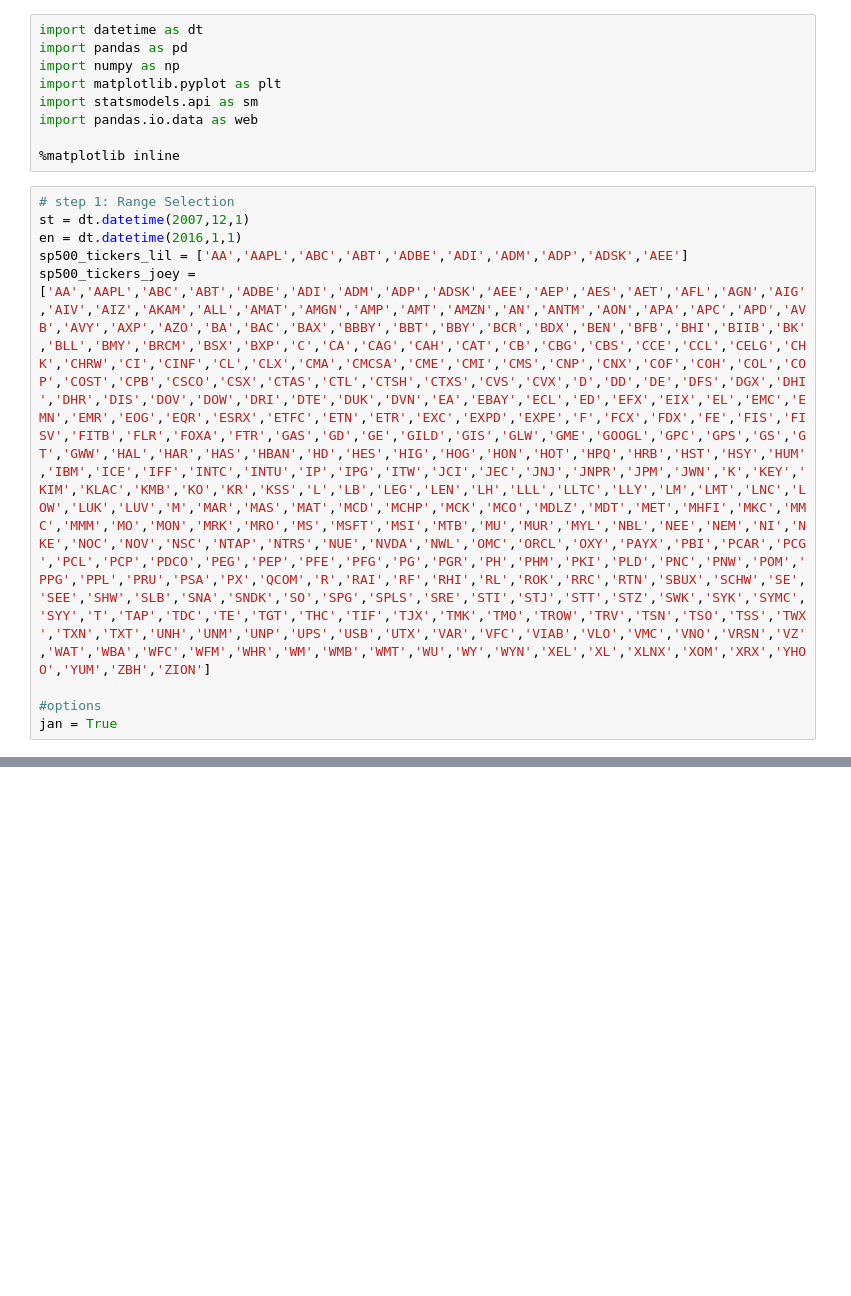
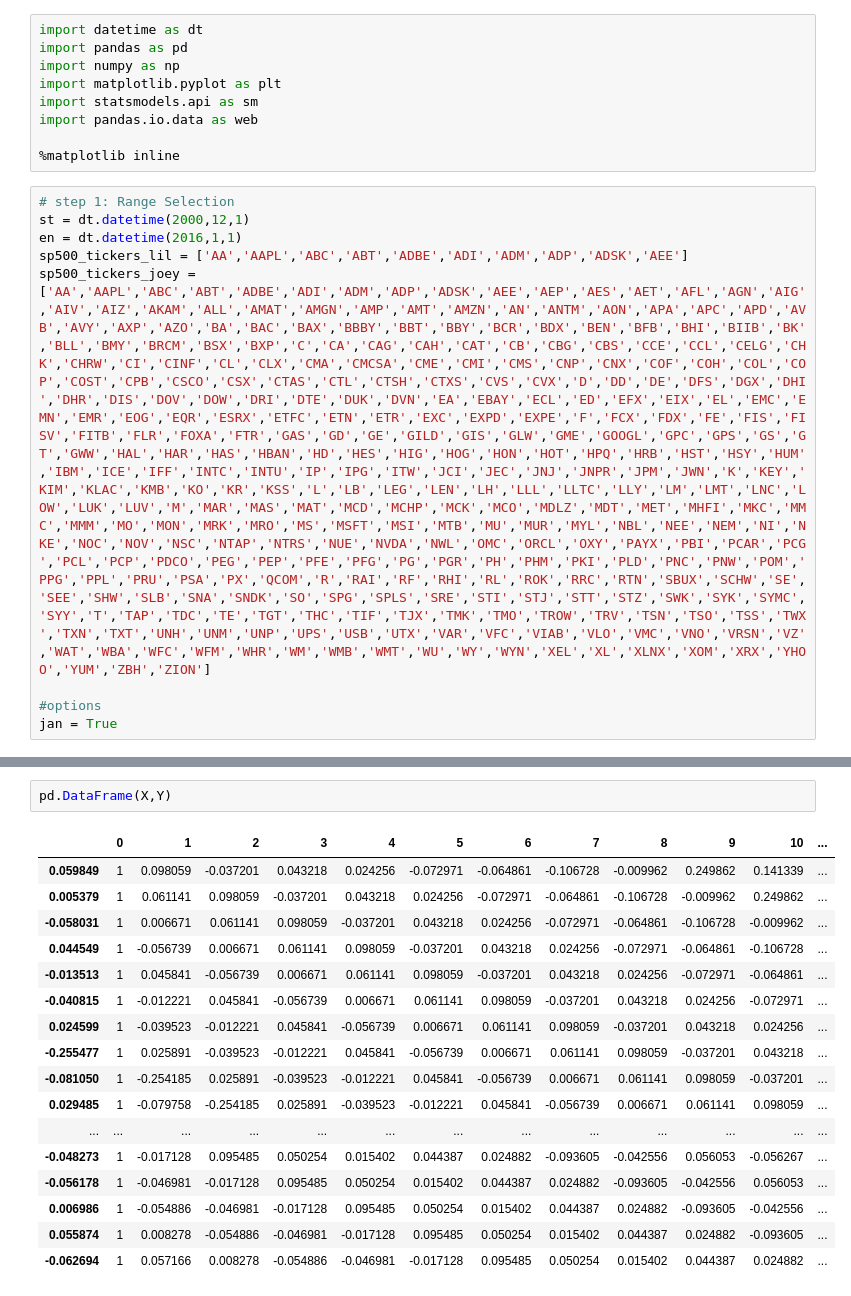
Before and after one commit to Antwoord/algo-ieore4733-proj, a Jupyter notebook: jegadeesh.ipynb, the cells around one changed output, grey strips where cells are left out. Saved outputs shown, nothing was run; the diff lists cells and outputs as text; blank space fills up the shorter version.

```diff
--- a/jegadeesh.ipynb
+++ b/jegadeesh.ipynb
@@ -9,6 +9,6 @@ import pandas.io.data as web
 %matplotlib inline
 # %%
 # step 1: Range Selection
-st = dt.datetime(2007,12,1)
+st = dt.datetime(2000,12,1)
 en = dt.datetime(2016,1,1)
 sp500_tickers_lil = ['AA','AAPL','ABC','ABT','ADBE','ADI','ADM','ADP','ADSK','AEE']
@@ -88,0 +146,20 @@ Ticker AES Regr. Start Date 2008-12-31 00:00:00
+# %%
+pd.DataFrame(X,Y)
+# %% [output]
+|  | 0 | 1 | 2 | 3 | 4 | 5 | 6 | 7 | 8 | 9 | 10 | ... |
+| 0.059849 | 1 | 0.098059 | -0.037201 | 0.043218 | 0.024256 | -0.072971 | -0.064861 | -0.106728 | -0.009962 | 0.249862 | 0.141339 | ... |
+| 0.005379 | 1 | 0.061141 | 0.098059 | -0.037201 | 0.043218 | 0.024256 | -0.072971 | -0.064861 | -0.106728 | -0.009962 | 0.249862 | ... |
+| -0.058031 | 1 | 0.006671 | 0.061141 | 0.098059 | -0.037201 | 0.043218 | 0.024256 | -0.072971 | -0.064861 | -0.106728 | -0.009962 | ... |
+| 0.044549 | 1 | -0.056739 | 0.006671 | 0.061141 | 0.098059 | -0.037201 | 0.043218 | 0.024256 | -0.072971 | -0.064861 | -0.106728 | ... |
+| -0.013513 | 1 | 0.045841 | -0.056739 | 0.006671 | 0.061141 | 0.098059 | -0.037201 | 0.043218 | 0.024256 | -0.072971 | -0.064861 | ... |
+| -0.040815 | 1 | -0.012221 | 0.045841 | -0.056739 | 0.006671 | 0.061141 | 0.098059 | -0.037201 | 0.043218 | 0.024256 | -0.072971 | ... |
+| 0.024599 | 1 | -0.039523 | -0.012221 | 0.045841 | -0.056739 | 0.006671 | 0.061141 | 0.098059 | -0.037201 | 0.043218 | 0.024256 | ... |
+| -0.255477 | 1 | 0.025891 | -0.039523 | -0.012221 | 0.045841 | -0.056739 | 0.006671 | 0.061141 | 0.098059 | -0.037201 | 0.043218 | ... |
+| -0.081050 | 1 | -0.254185 | 0.025891 | -0.039523 | -0.012221 | 0.045841 | -0.056739 | 0.006671 | 0.061141 | 0.098059 | -0.037201 | ... |
+| 0.029485 | 1 | -0.079758 | -0.254185 | 0.025891 | -0.039523 | -0.012221 | 0.045841 | -0.056739 | 0.006671 | 0.061141 | 0.098059 | ... |
+| ... | ... | ... | ... | ... | ... | ... | ... | ... | ... | ... | ... | ... |
+| -0.048273 | 1 | -0.017128 | 0.095485 | 0.050254 | 0.015402 | 0.044387 | 0.024882 | -0.093605 | -0.042556 | 0.056053 | -0.056267 | ... |
+| -0.056178 | 1 | -0.046981 | -0.017128 | 0.095485 | 0.050254 | 0.015402 | 0.044387 | 0.024882 | -0.093605 | -0.042556 | 0.056053 | ... |
+| 0.006986 | 1 | -0.054886 | -0.046981 | -0.017128 | 0.095485 | 0.050254 | 0.015402 | 0.044387 | 0.024882 | -0.093605 | -0.042556 | ... |
+| 0.055874 | 1 | 0.008278 | -0.054886 | -0.046981 | -0.017128 | 0.095485 | 0.050254 | 0.015402 | 0.044387 | 0.024882 | -0.093605 | ... |
+| -0.062694 | 1 | 0.057166 | 0.008278 | -0.054886 | -0.046981 | -0.017128 | 0.095485 | 0.050254 | 0.015402 | 0.044387 | 0.024882 | ... |
```
Also changed, not shown: parts of 3 cells of this notebook.
